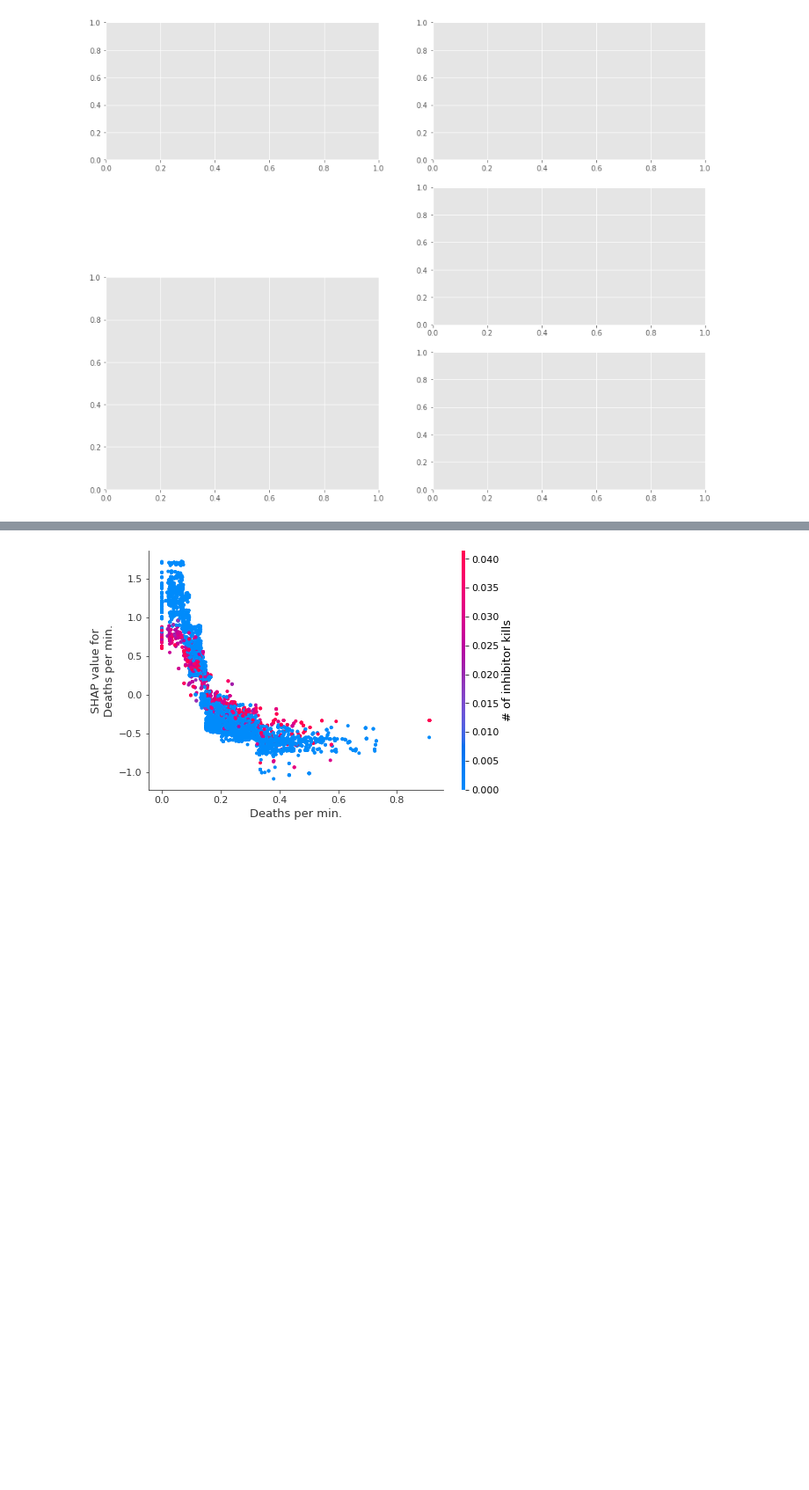
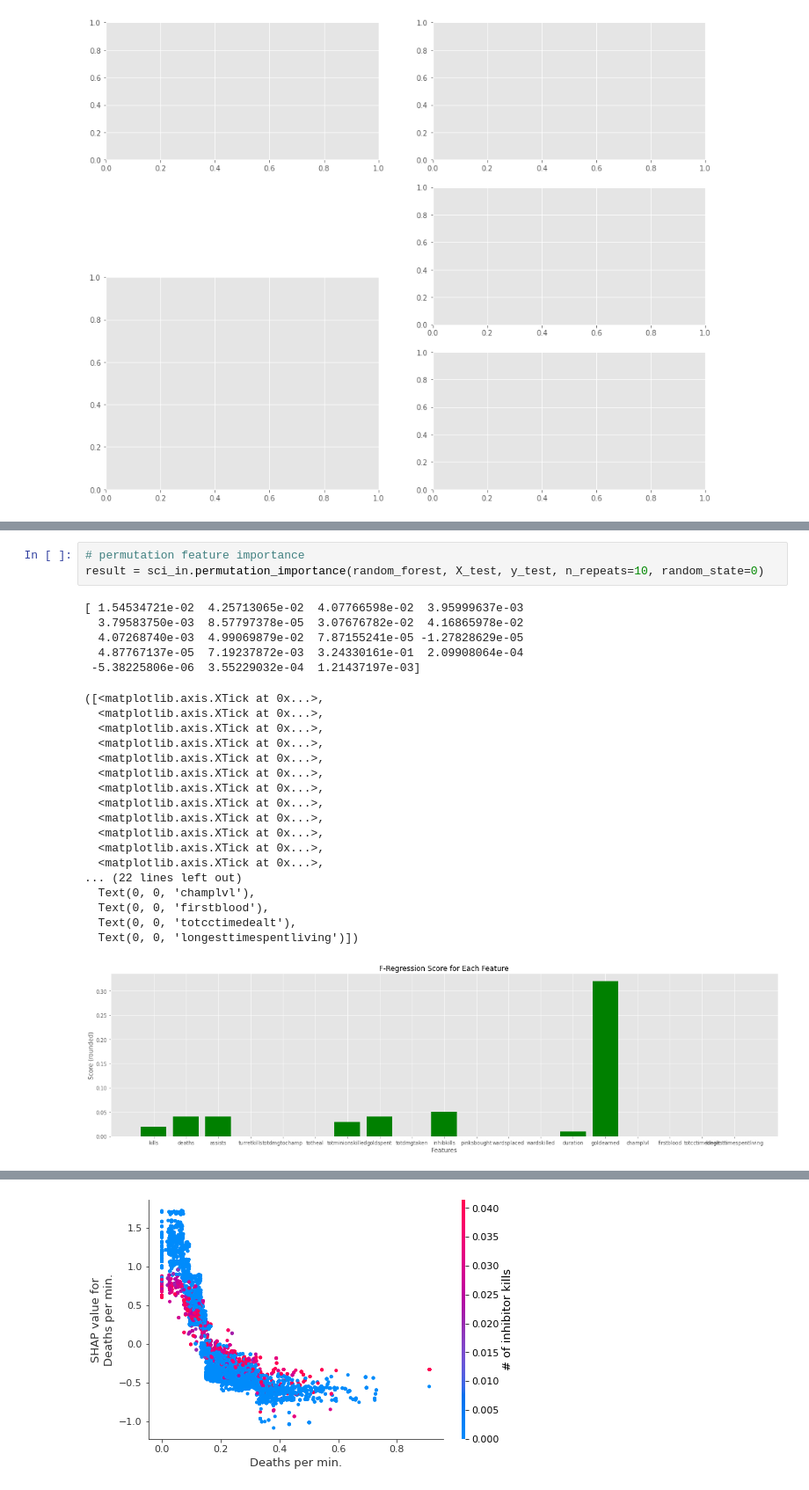
Before and after one commit to garrettnorden20/machine-learning-project, a Jupyter notebook: Untitled.ipynb, the cells around one changed output, grey strips where cells are left out. Shown at 88% size. Saved outputs shown, nothing was run; the diff lists cells and outputs as text; blank space fills up the shorter version.

```diff
--- a/Untitled.ipynb
+++ b/Untitled.ipynb
@@ -342,0 +542,27 @@ IndexError: positional indexers are out-of-bounds
+# %%
+# permutation feature importance
+result = sci_in.permutation_importance(random_forest, X_test, y_test, n_repeats=10, random_state=0)
+# %% [output]
+[ 1.54534721e-02  4.25713065e-02  4.07766598e-02  3.95999637e-03
+  3.79583750e-03  8.57797378e-05  3.07676782e-02  4.16865978e-02
+  4.07268740e-03  4.99069879e-02  7.87155241e-05 -1.27828629e-05
+  4.87767137e-05  7.19237872e-03  3.24330161e-01  2.09908064e-04
+ -5.38225806e-06  3.55229032e-04  1.21437197e-03]
+([<matplotlib.axis.XTick at 0x...>,
+  <matplotlib.axis.XTick at 0x...>,
+  <matplotlib.axis.XTick at 0x...>,
+  <matplotlib.axis.XTick at 0x...>,
+  <matplotlib.axis.XTick at 0x...>,
+  <matplotlib.axis.XTick at 0x...>,
+  <matplotlib.axis.XTick at 0x...>,
+  <matplotlib.axis.XTick at 0x...>,
+  <matplotlib.axis.XTick at 0x...>,
+  <matplotlib.axis.XTick at 0x...>,
+  <matplotlib.axis.XTick at 0x...>,
+  <matplotlib.axis.XTick at 0x...>,
+... (22 lines left out)
+  Text(0, 0, 'champlvl'),
+  Text(0, 0, 'firstblood'),
+  Text(0, 0, 'totcctimedealt'),
+  Text(0, 0, 'longesttimespentliving')])
+[figure, added]
```
Also changed, not shown: parts of 19 cells of this notebook, 1 other file.
